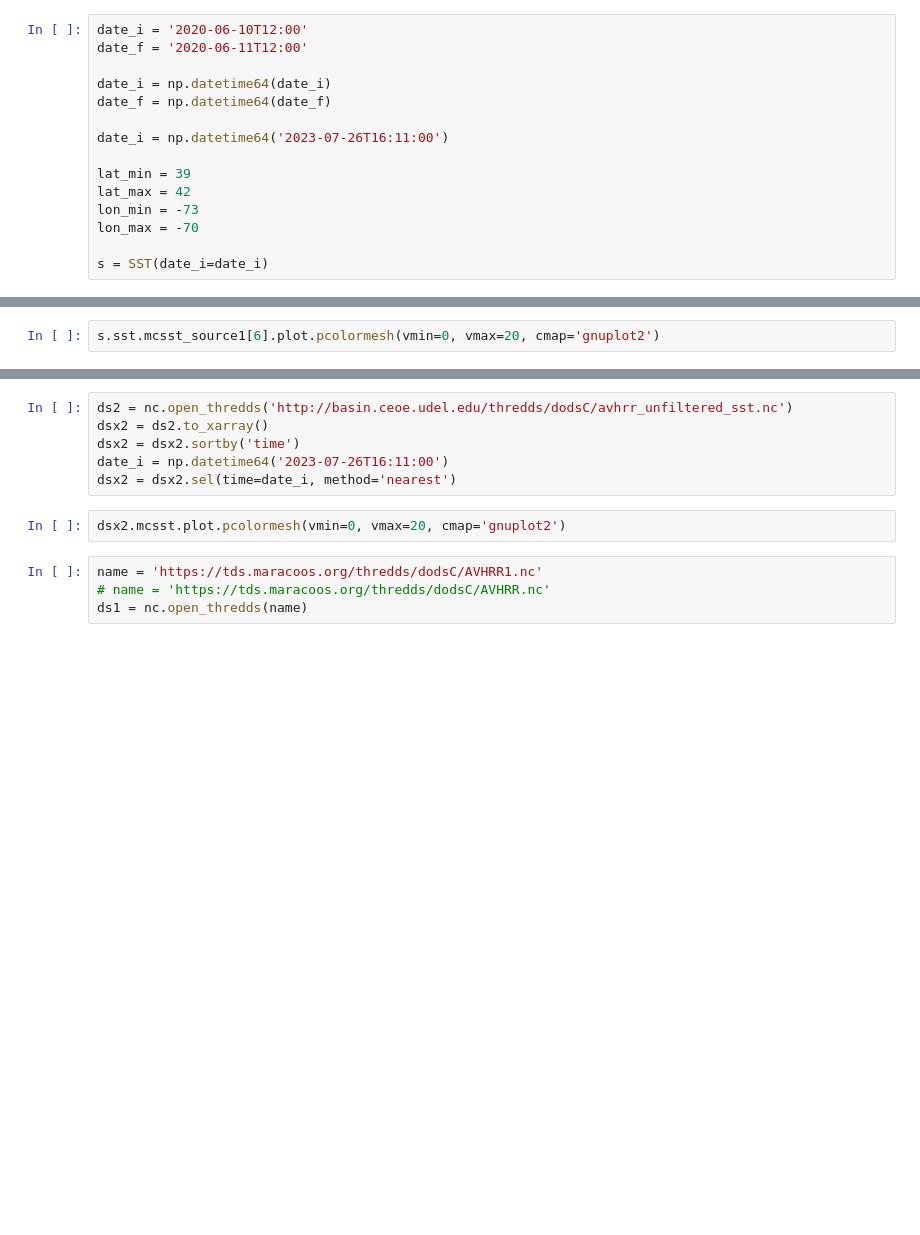
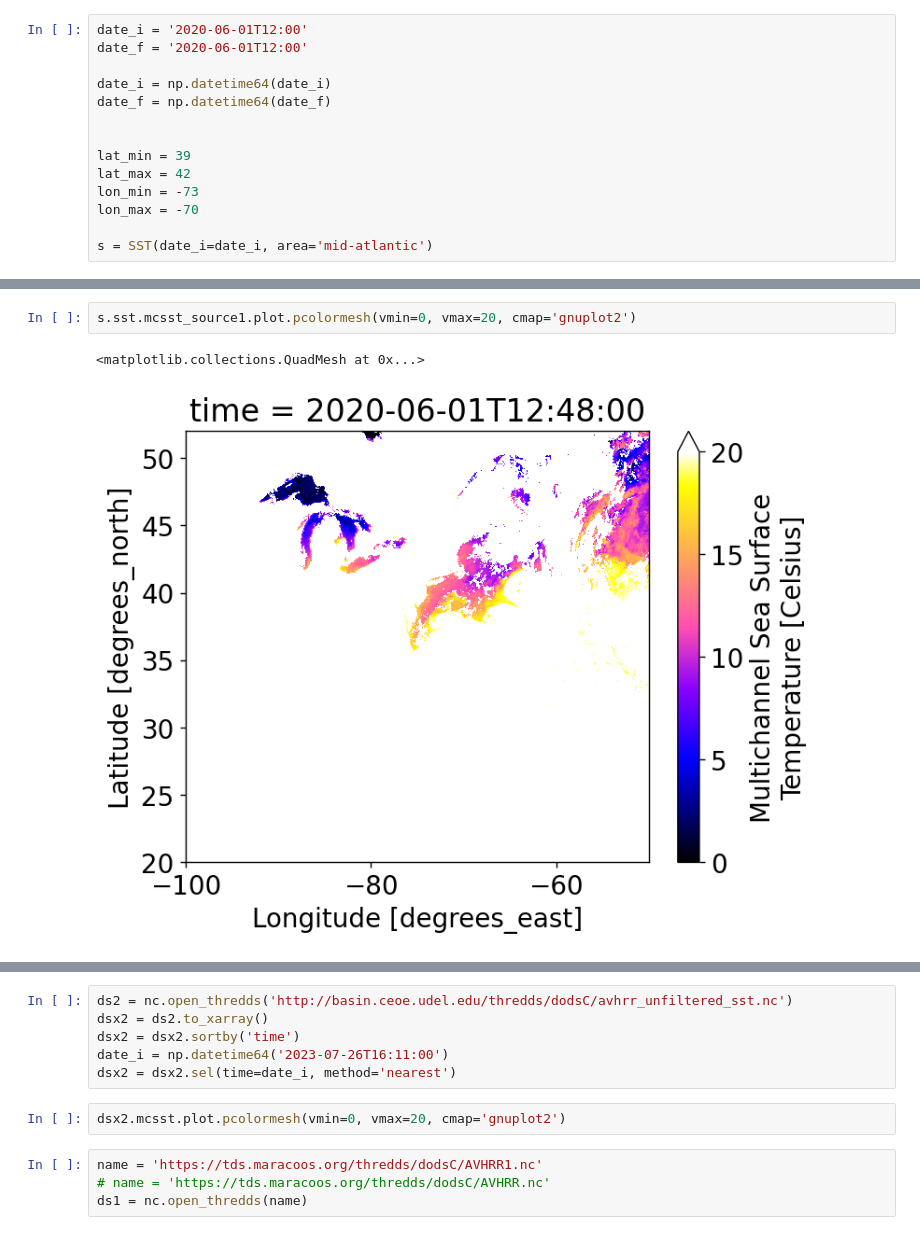
Before and after one commit to Gilaverbuch/py_sst, a Jupyter notebook: SST.ipynb, the cells around one changed output, grey strips where cells are left out. Saved outputs shown, nothing was run; the diff lists cells and outputs as text; blank space fills up the shorter version.

```diff
--- a/SST.ipynb
+++ b/SST.ipynb
@@ -19,17 +25,16 @@ from src.pysst.pysst import SST
 # %%
-date_i = '2020-06-10T12:00'
-date_f = '2020-06-11T12:00'
+date_i = '2020-06-01T12:00'
+date_f = '2020-06-01T12:00'
 
 date_i = np.datetime64(date_i)
 date_f = np.datetime64(date_f)
 
-date_i = np.datetime64('2023-07-26T16:11:00')
 
 lat_min = 39
 lat_max = 42
 lon_min = -73
 lon_max = -70
 
-s = SST(date_i=date_i)
+s = SST(date_i=date_i, area='mid-atlantic')
 # %%
 s.load_data()
@@ -42,3 +74,6 @@ s.sst.mcsst.plot.pcolormesh(vmin=0, vmax=20, cmap='gnuplot2')
 # %%
-s.sst.mcsst_source1[6].plot.pcolormesh(vmin=0, vmax=20, cmap='gnuplot2')
+s.sst.mcsst_source1.plot.pcolormesh(vmin=0, vmax=20, cmap='gnuplot2')
+# %% [output]
+<matplotlib.collections.QuadMesh at 0x...>
+[figure, added]
 # %%
```
Also changed, not shown: parts of 6 cells of this notebook, 3 other files.
